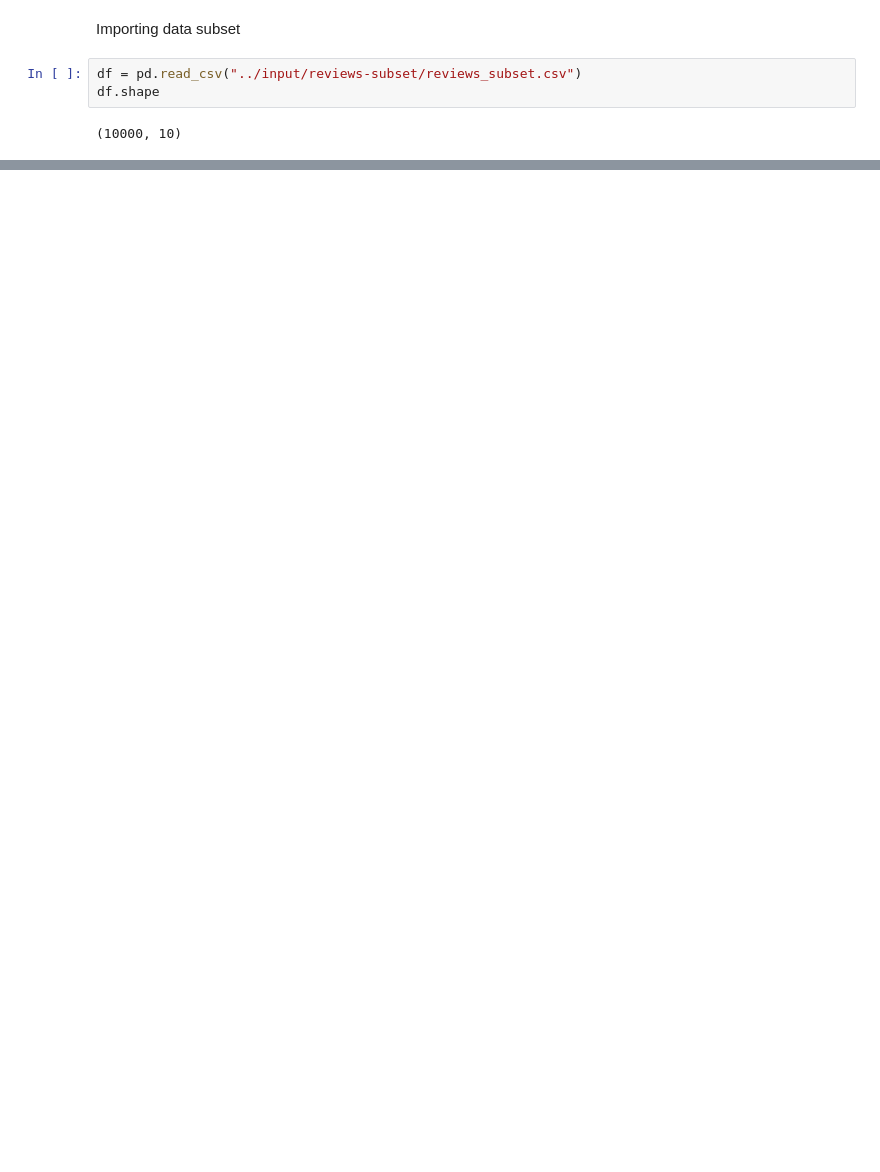
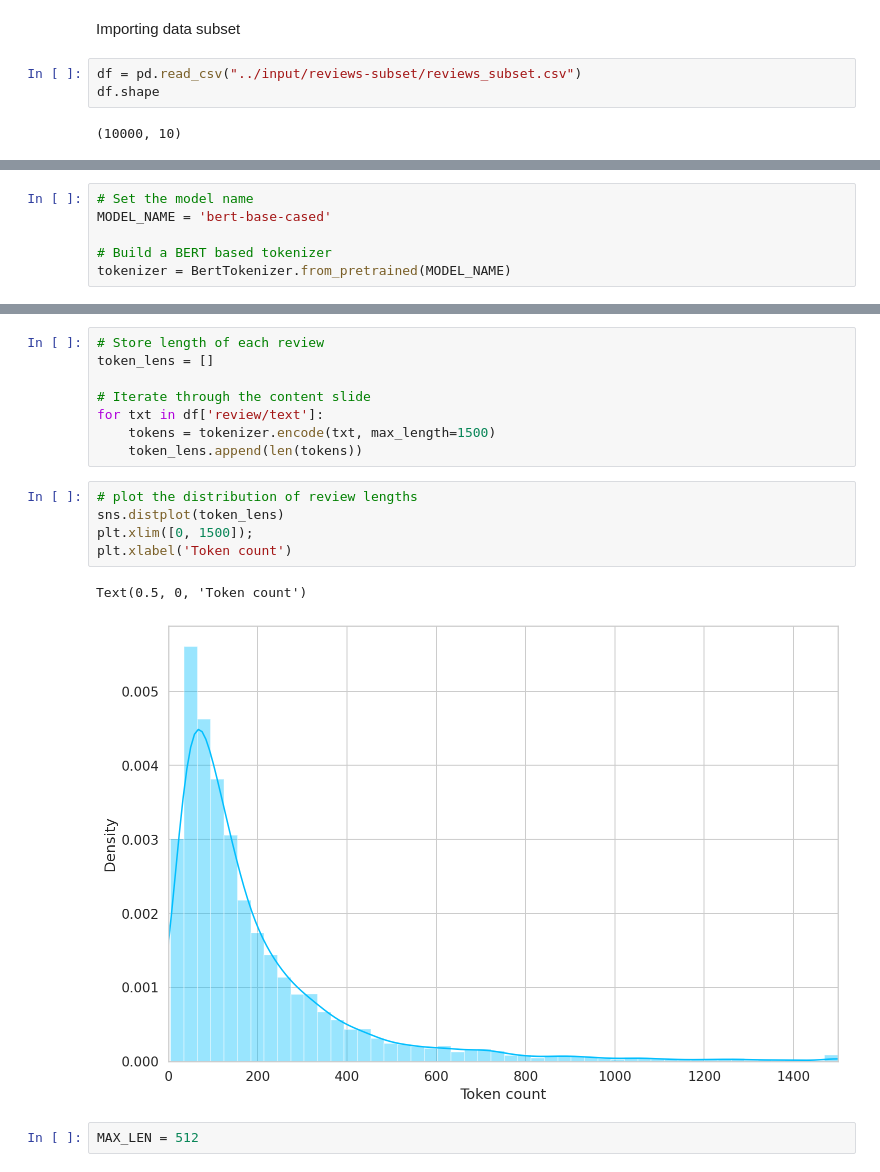
Before and after one commit to KaneEgan/cs39aa_project, a Jupyter notebook: amazon-book-reviews-with-bert.ipynb, the cells around one changed output, grey strips where cells are left out. Cells and saved outputs as stored; diff of their text form; blank space fills up the shorter version.

```diff
--- a/amazon-book-reviews-with-bert.ipynb
+++ b/amazon-book-reviews-with-bert.ipynb
@@ -53,0 +130,6 @@ df_test.shape: (4000, 10)
+# %%
+# Set the model name
+MODEL_NAME = 'bert-base-cased'
+
+# Build a BERT based tokenizer
+tokenizer = BertTokenizer.from_pretrained(MODEL_NAME)
@@ -53,0 +147,18 @@ df_test.shape: (4000, 10)
+# %%
+# Store length of each review
+token_lens = []
+
+# Iterate through the content slide
+for txt in df['review/text']:
+    tokens = tokenizer.encode(txt, max_length=1500)
+    token_lens.append(len(tokens))
+# %%
+# plot the distribution of review lengths
+sns.distplot(token_lens)
+plt.xlim([0, 1500]);
+plt.xlabel('Token count')
+# %% [output]
+Text(0.5, 0, 'Token count')
+[figure, added]
+# %%
+MAX_LEN = 512
```
Also changed, not shown: parts of 25 cells of this notebook.
